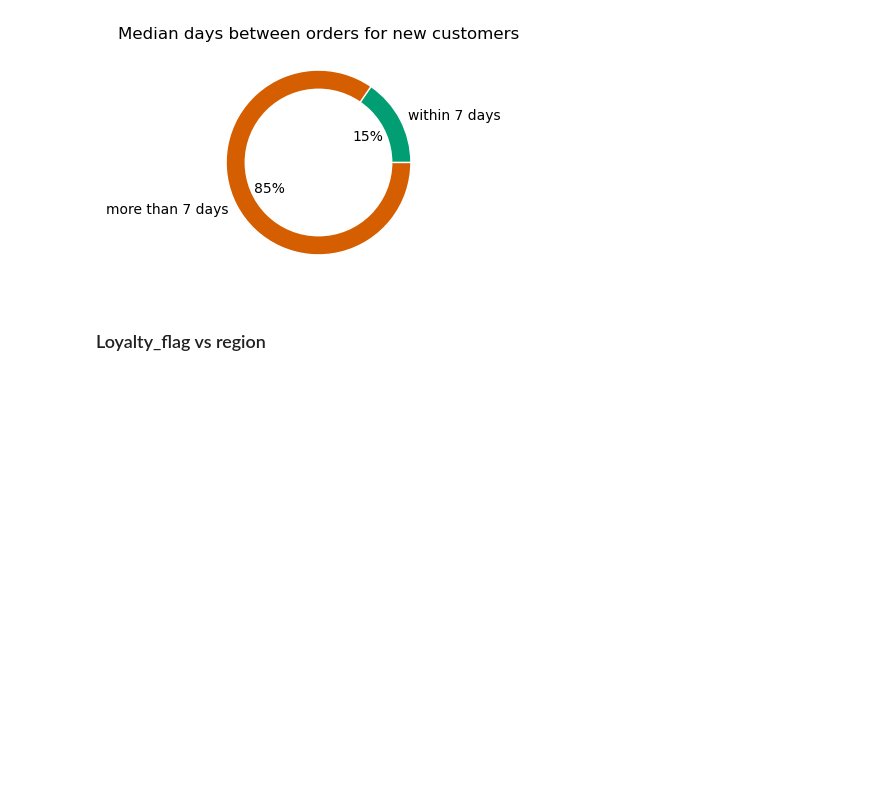
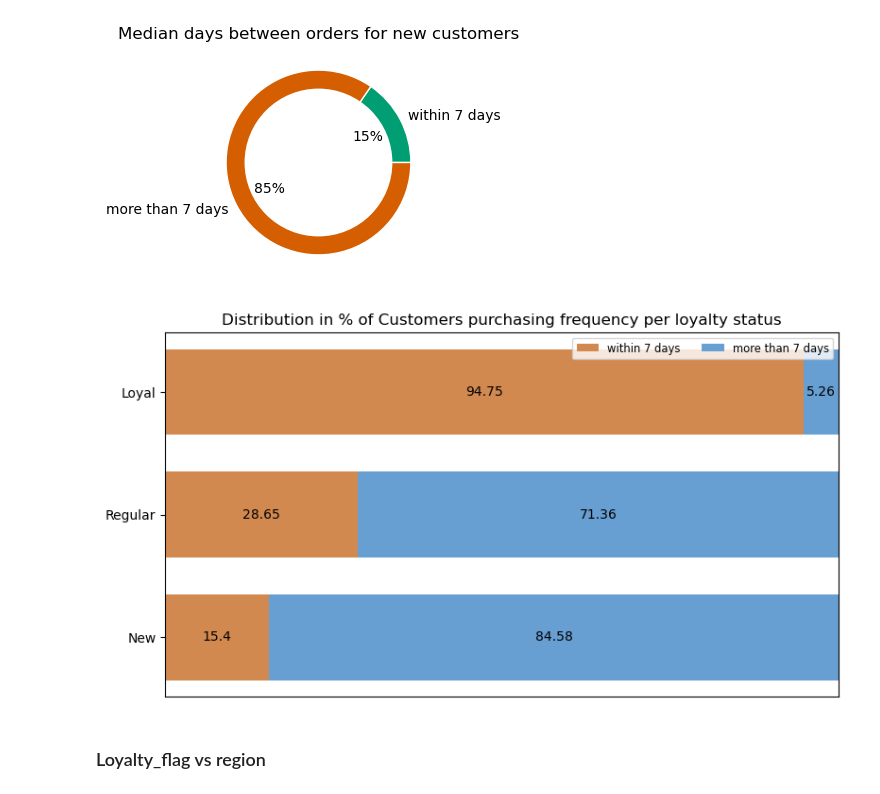
Before and after one commit to NevesFernandes/instacart, a Jupyter notebook: 3_Scripts/4_10_Coding_Etiquette_and_Excel_Reporting.ipynb, the cells around one changed output. Cells and saved outputs as stored; diff of their text form; code cells hidden in the pictures; blank space fills up the shorter version.

```diff
--- a/3_Scripts/4_10_Coding_Etiquette_and_Excel_Reporting.ipynb
+++ b/3_Scripts/4_10_Coding_Etiquette_and_Excel_Reporting.ipynb
@@ -853,3 +855,49 @@ Text(0.5, 1.0, 'Median days between orders for new customers')
+# %%
+lst_loyal_values = [df_loyal_less_eq_7, df_loyal_more_7]
+lst_regular_values = [df_regular_less_eq_7, df_regular_more_7]
+lst_new_values = [df_new_less_eq_7, df_new_more_7]
+# %%
+values_dict={'Loyal': lst_loyal_values,
+             'Regular': lst_regular_values,
+             'New': lst_new_values}
+# %%
+def stacked_barh_chart(values_dict, category_names):
+    """
+    Parameters
+    ----------
+    values_dict : dict
+        A mapping with the values for each label we want.
+        It is assumed all lists contain the same number of entries and that
+        it matches the length of *category_names*.
+    category_names : list of str
+        The category labels.
+    """
+    labels = list(values_dict.keys())
+    data = np.array(list(values_dict.values()))
+    data_cum = data.cumsum(axis=1)
+    category_colors = plt.colormaps['managua'](
+        np.linspace(0.15, 0.85, data.shape[1]))
+
+    fig, ax = plt.subplots(figsize=(9.2, 5))
+    ax.invert_yaxis()
+    ax.xaxis.set_visible(False)
+    ax.set_xlim(0, np.sum(data, axis=1).max())
+
+    for i, (colname, color) in enumerate(zip(category_names, category_colors)):
+        widths = data[:, i]
+        starts = data_cum[:, i] - widths
+        rects = ax.barh(labels, widths, left=starts, height=0.7,
+                        label=colname, color=color)
+        ax.bar_label(rects, label_type='center', color='black')
+    ax.legend(ncols=len(category_names), loc='upper right', fontsize='small')
+
+    return fig
+# %%
+barh_median_by_loyalty = stacked_barh_chart(values_dict, category_names)
+plt.title('Distribution in % of Customers purchasing frequency per loyalty status')
+plt.show()
+# %% [output]
+[figure, added]
 # %% [markdown]
 ### Loyalty_flag vs region
 # %%
```
Also changed, not shown: parts of 5 cells of this notebook, 1 other file.
